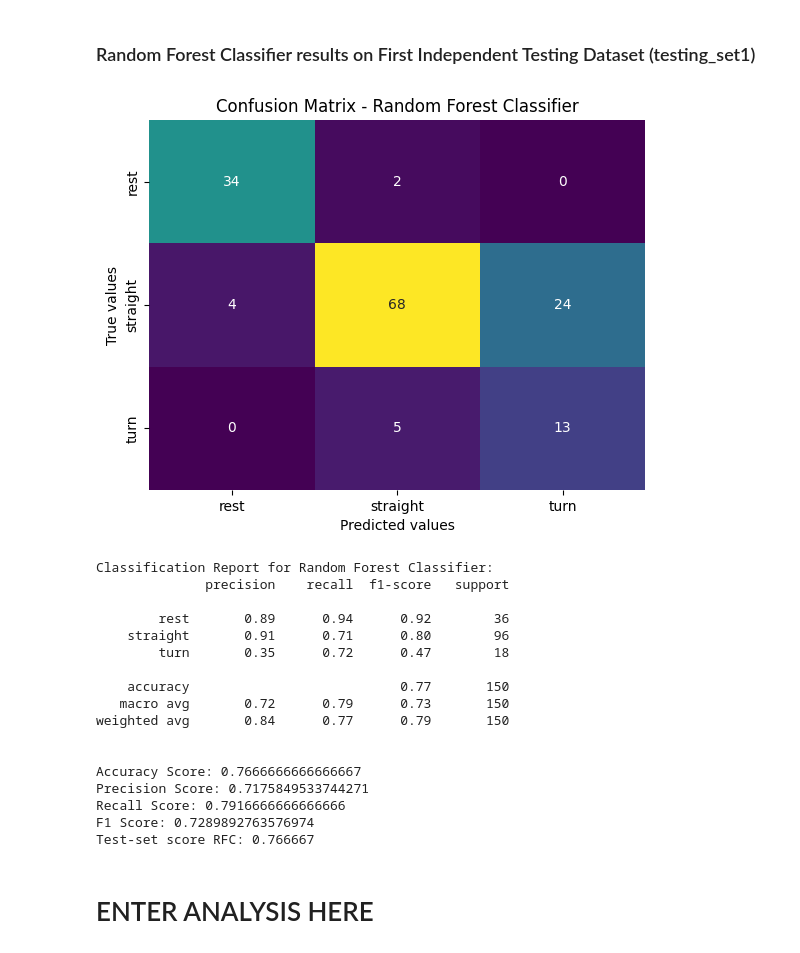
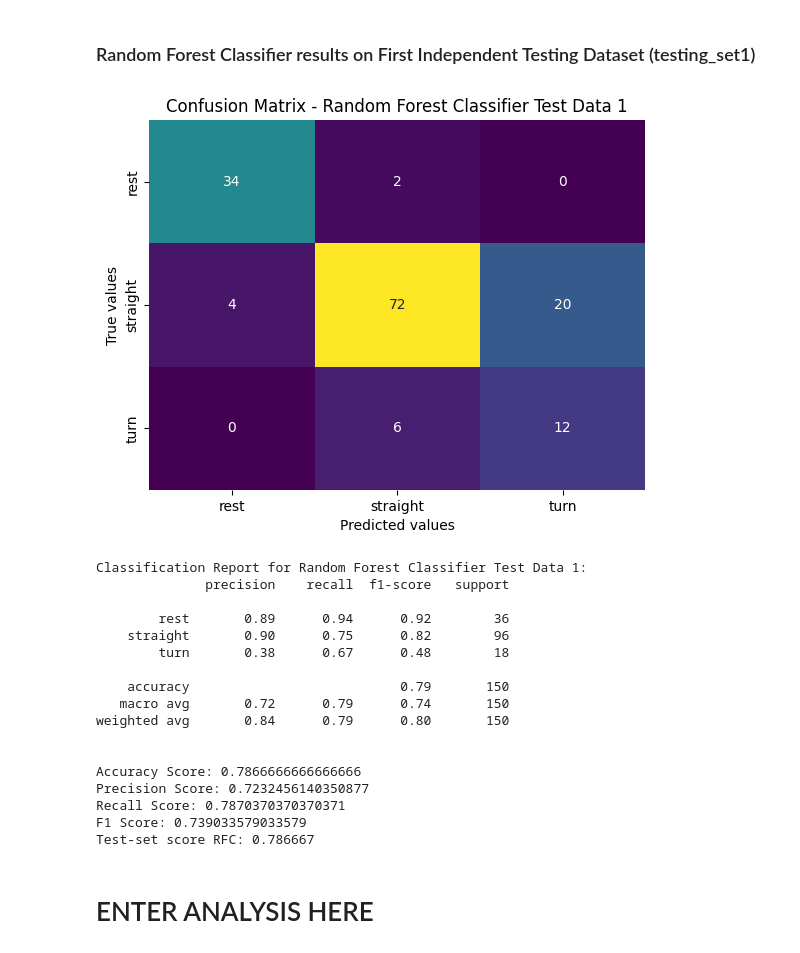
Before and after one commit to sauravuprety21/enel682-proj, a Jupyter notebook: Ensemble.ipynb, the cells around one changed output. Saved outputs shown, nothing was run; the diff lists cells and outputs as text; code cells hidden in the pictures.

```diff
--- a/Ensemble.ipynb
+++ b/Ensemble.ipynb
@@ -130,7 +130,7 @@ pipe_RFC = Pipeline([('preprocessor', StandardScaler()),('classifier',RandomFore
 param_grid_RFC ={
         'preprocessor': [StandardScaler(), RobustScaler(),None],
         'classifier': [RandomForestClassifier(random_state=42,class_weight='balanced_subsample')],
-        'classifier__n_estimators': [500],
+        'classifier__n_estimators': [50, 100, 200, 500],
         'classifier__max_depth': [2,4,8,12]
     }
 # %%
@@ -279,30 +280,30 @@ Test-set score RFC: 0.820513
 # %%
 testing_set1 = pd.read_csv('data/testing.csv')
 y2 = testing_set1['motion_state'].copy()
 X2 = testing_set1[[col for col in testing_set1.columns if col !='motion_state']].copy()
 X2 = testing_set1[feature_cols].copy()
 #Dataset 2 results
-evaluate_classification(y2, RFC_best_estimator.predict(X2), ['rest', 'straight', 'turn'], 'Random Forest Classifier')
+evaluate_classification(y2, RFC_best_estimator.predict(X2), ['rest', 'straight', 'turn'], 'Random Forest Classifier Test Data 1')
 print("Test-set score RFC: {:.6f}".format(RFC_best_estimator.score(X2, y2)))
 # %% [output]
-[figure, old version]
+[figure, new version]
-Classification Report for Random Forest Classifier:
+Classification Report for Random Forest Classifier Test Data 1:
               precision    recall  f1-score   support
 
         rest       0.89      0.94      0.92        36
-    straight       0.91      0.71      0.80        96
-        turn       0.35      0.72      0.47        18
+    straight       0.90      0.75      0.82        96
+        turn       0.38      0.67      0.48        18
 
-    accuracy                           0.77       150
-   macro avg       0.72      0.79      0.73       150
-weighted avg       0.84      0.77      0.79       150
+    accuracy                           0.79       150
+   macro avg       0.72      0.79      0.74       150
+weighted avg       0.84      0.79      0.80       150
 
 
-Accuracy Score: 0.7666666666666667
-Precision Score: 0.7175849533744271
-Recall Score: 0.7916666666666666
-F1 Score: 0.7289892763576974
-Test-set score RFC: 0.766667
+Accuracy Score: 0.7866666666666666
+Precision Score: 0.7232456140350877
+Recall Score: 0.7870370370370371
+F1 Score: 0.739033579033579
+Test-set score RFC: 0.786667
 # %% [markdown]
 # ENTER ANALYSIS HERE
 # %% [markdown]
```
Also changed, not shown: parts of 3 cells of this notebook.
